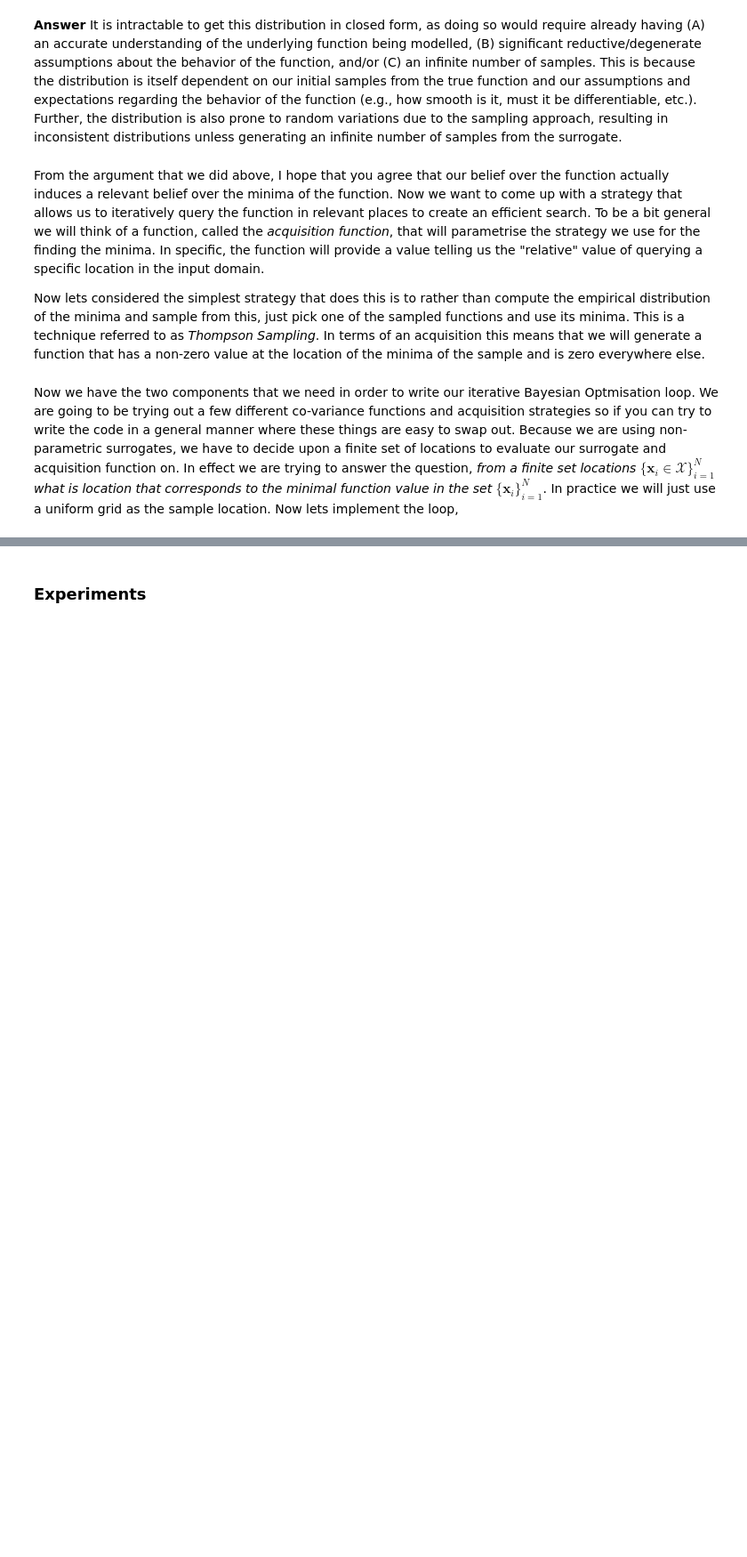
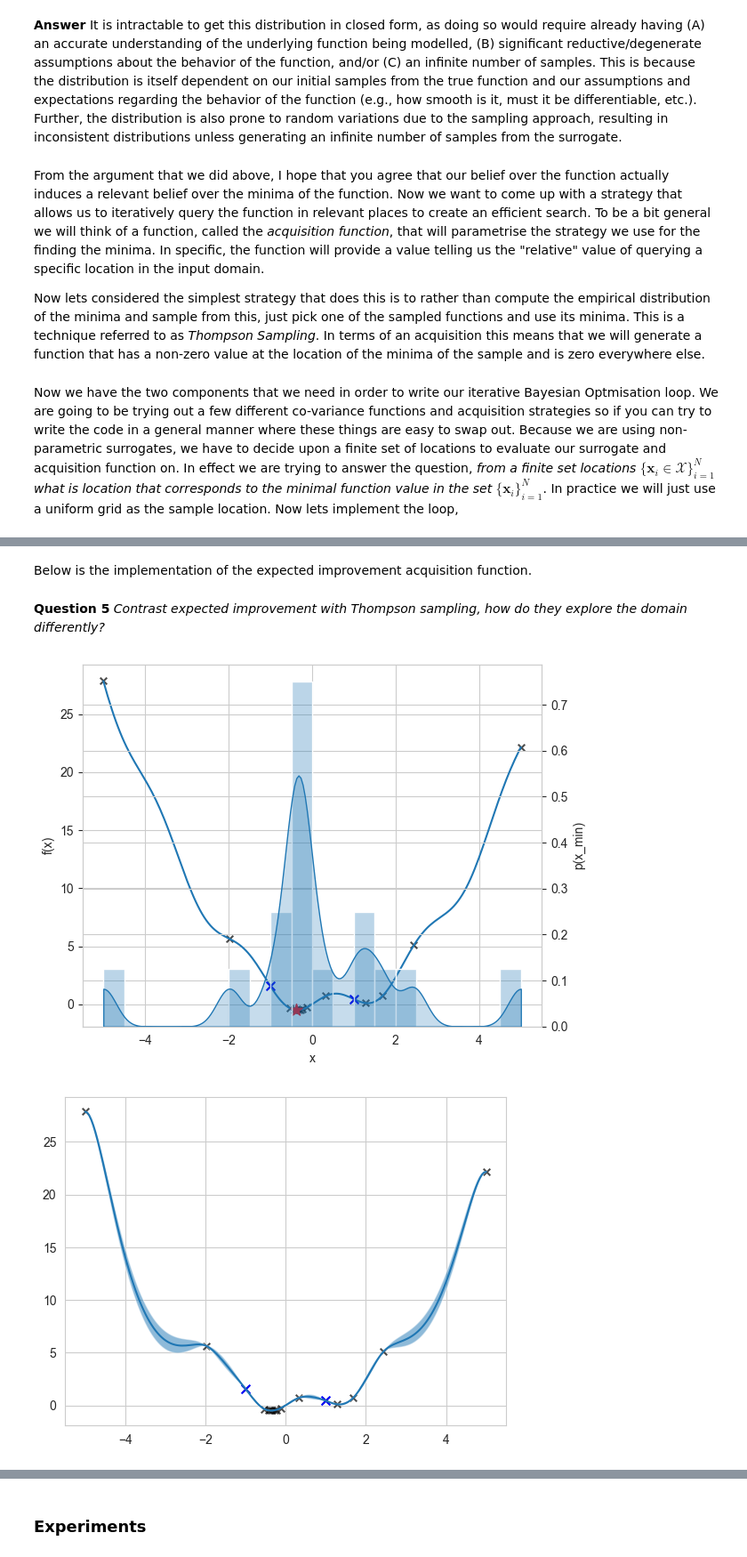
Before and after one commit to nyoma-diamond/L48_Assignments, a Jupyter notebook: L48_bad35_Task2.ipynb, the cells around one changed output, grey strips where cells are left out. Shown: that part at 89% size. Cells and saved outputs as stored; diff of their text form; code cells hidden in the pictures; blank space fills up the shorter version.

```diff
--- a/L48_bad35_Task2.ipynb
+++ b/L48_bad35_Task2.ipynb
@@ -131,7 +150,7 @@ From the argument that we did above, I hope that you agree that our belief over
 
 Now lets considered the simplest strategy that does this is to rather than compute the empirical distribution of the minima and sample from this, just pick one of the sampled functions and use its minima. This is a technique referred to as *Thompson Sampling*. In terms of an acquisition this means that we will generate a function that has a non-zero value at the location of the minima of the sample and is zero everywhere else.
 # %%
-def thompson_sampling(f_star, mu, varSigma):
+def thompson_sampling(f_star, mu, varSigma, X):
     f = np.random.multivariate_normal(mu.flatten(), varSigma, 1)
     x_new = np.argmin(f, axis=1)
     alpha = np.zeros(mu.flatten().shape)
@@ -182,7 +244,32 @@ Below is the implementation of the expected improvement acquisition function.
+# %% [markdown]
+Below is the implementation of the expected improvement acquisition function.
 # %%
 from scipy.stats import norm
-def expected_improvement(f_star, mu, varSigma):
+def expected_improvement(f_star, mu, varSigma, X):
     alpha = np.zeros(mu.shape)
     for i in range(0,X.shape[0]):
-        alpha[i] = (f_star-mu[i])*norm.cdf(f_star,mu[i],np.sqrt(varSigma[i])) + varSigma[i]*norm.pdf(f_star,mu[i],np.sqrt(varSigma[i]))
+        alpha[i] = (f_star-mu[i])*norm.cdf(f_star,mu[i],np.sqrt(varSigma[i][i])) + varSigma[i][i]*norm.pdf(f_star,mu[i],np.sqrt(varSigma[i][i]))
     return alpha
+# %% [markdown]
+**Question 5**
+*Contrast expected improvement with Thompson sampling, how do they explore the domain differently?*
+# %%
+np.random.seed(42)
+# x_init = np.random.randn(3).reshape(-1,1)
+x_init = np.array([-1, 1]).reshape(-1,1)
+x_star = np.linspace(-5,5,200).reshape(-1,1)
+
+f_min, x_min, (X, Y), (mu, varSigma) = bayesian_optimisation(
+    gpposterior,
+    expected_improvement,
+    x_init,
+    f=f,
+    x_star=x_star,
+    theta=np.ones((3,1)),
+    iterations=100
+)
+
+make_plots(x_star, x_init, X, Y, x_min, f_min, mu, varSigma, f=f)
+# %% [output]
+[figure, added]
+[figure, added]
```
Also changed, not shown: parts of 14 cells of this notebook.
